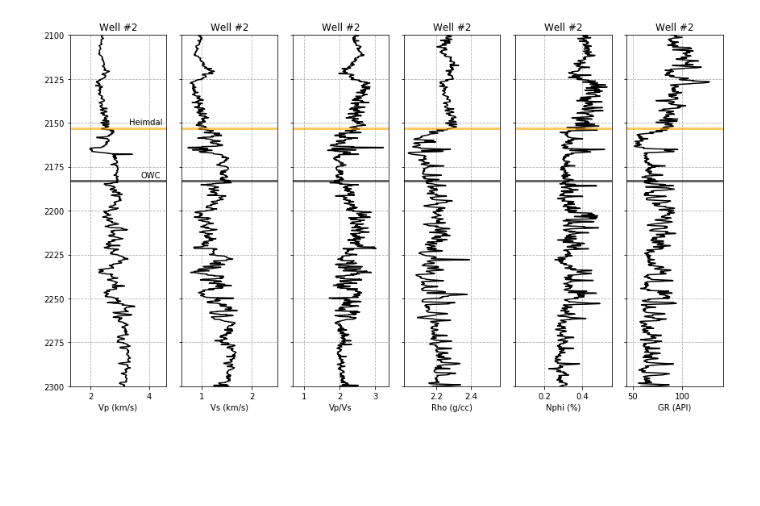
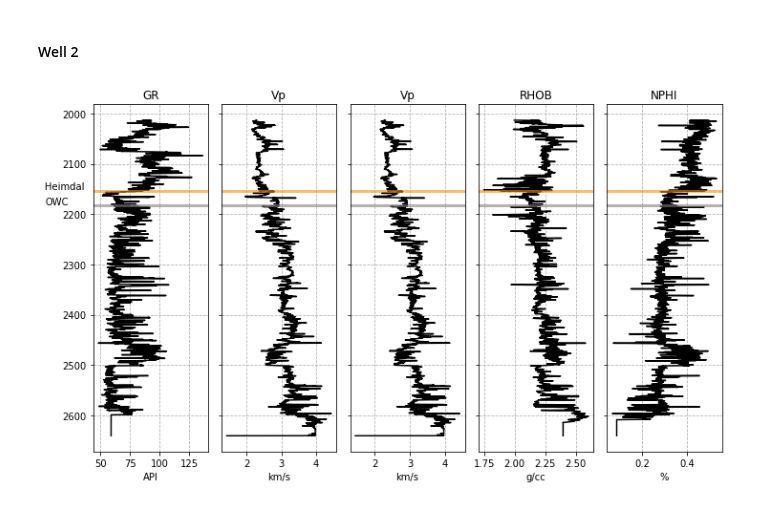
Before and after one commit to ffigura/avo, a Jupyter notebook: 2_real_well_avseth/0_learning_to_read_real_well_avseth.ipynb, the cells around one changed output. Saved outputs shown, nothing was run; the diff lists cells and outputs as text; code cells hidden in the pictures; blank space fills up the shorter version.

Commit message:
add all wells and read with las

```diff
--- a/2_real_well_avseth/0_learning_to_read_real_well_avseth.ipynb
+++ b/2_real_well_avseth/0_learning_to_read_real_well_avseth.ipynb
@@ -26,0 +11,6 @@ Plot the well
+# %%
+well_1 = las.LASReader('well_1.las', null_subs=np.nan)
+well_2 = las.LASReader('well_2.las', null_subs=np.nan)
+well_3 = las.LASReader('well_3.las', null_subs=np.nan)
+well_4 = las.LASReader('well_4.las', null_subs=np.nan)
+well_5 = las.LASReader('well_5.las', null_subs=np.nan)
@@ -26,0 +19,13 @@ Plot the well
+# %%
+log = ['GR', 'Vp', 'RHOB']
+unit = ['API', 'km/s', 'g/cc']
+
+f, ax = plt.subplots(nrows=1,ncols=3,figsize=(6,6))
+for i in range(len(log)):
+    ax[i].plot(well_1.data[log[i]],well_1.data['DEPT'],'-k')
+    ax[i].set_title(log[i])
+    ax[i].set_xlabel(unit[i])
+    ax[i].invert_yaxis()
+    ax[i].grid(linestyle='--')
+
+plt.tight_layout()
@@ -27,22 +34,25 @@ Plot the well
+# %% [markdown]
+#### Well 2
 # %%
-log = [w2vp, w2vs, w2vpvs, w2rho, w2phi, w2gr]
-unit = ['Vp (km/s)', 'Vs (km/s)', 'Vp/Vs', 'Rho (g/cc)', 'Nphi (%)', 'GR (API)']
+log = ['GR', 'Vp', 'Vp','RHOB','NPHI']
+unit = ['API', 'km/s','km/s','g/cc','%']
+tops_well2={'Heimdal': 2153,'OWC': 2183}
 
-f, ax = plt.subplots(nrows=1,ncols=6,figsize=(12,7))
+f, ax = plt.subplots(nrows=1,ncols=5,figsize=(10,6))
 for i in range(len(log)):
-    ax[i].plot(log[i],w2z,'-k')
-    ax[i].set_title('Well #2')
-    ax[i].axhline(y=float(tops_w2['Heimdal']),color='orange',lw=3,alpha=0.6)
-    ax[i].axhline(y=float(tops_w2['OWC']),color='black',lw=3,alpha=0.6)
+    ax[i].plot(well_2.data[log[i]],well_2.data['DEPT'],'-k')
+    ax[i].set_title(log[i])
     ax[i].set_xlabel(unit[i])
-    ax[i].set_ylim(2300,2100)
+    ax[i].invert_yaxis()
+    ax[i].grid(linestyle='--')
+    ax[i].axhline(y=float(tops_well2['Heimdal']),color='darkorange',lw=3,alpha=0.6)
+    ax[i].axhline(y=float(tops_well2['OWC']),color='gray',lw=3,alpha=0.6)
     if i == 0:
-        ax[i].text(3.3,tops_w2['Heimdal']-2,'Heimdal')
-        ax[i].text(3.7,tops_w2['OWC']-2,'OWC')
+        ax[i].text(3.3,tops_well2['Heimdal']-2,'Heimdal')
+        ax[i].text(3.7,tops_well2['OWC']-2,'OWC')
     else:
         ax[i].set_yticklabels([])
-    ax[i].grid(linestyle='--')
 
 plt.tight_layout()
 # %% [output]
-[figure, old version]
+[figure, new version]
```
Also changed, not shown: parts of 16 cells of this notebook.
